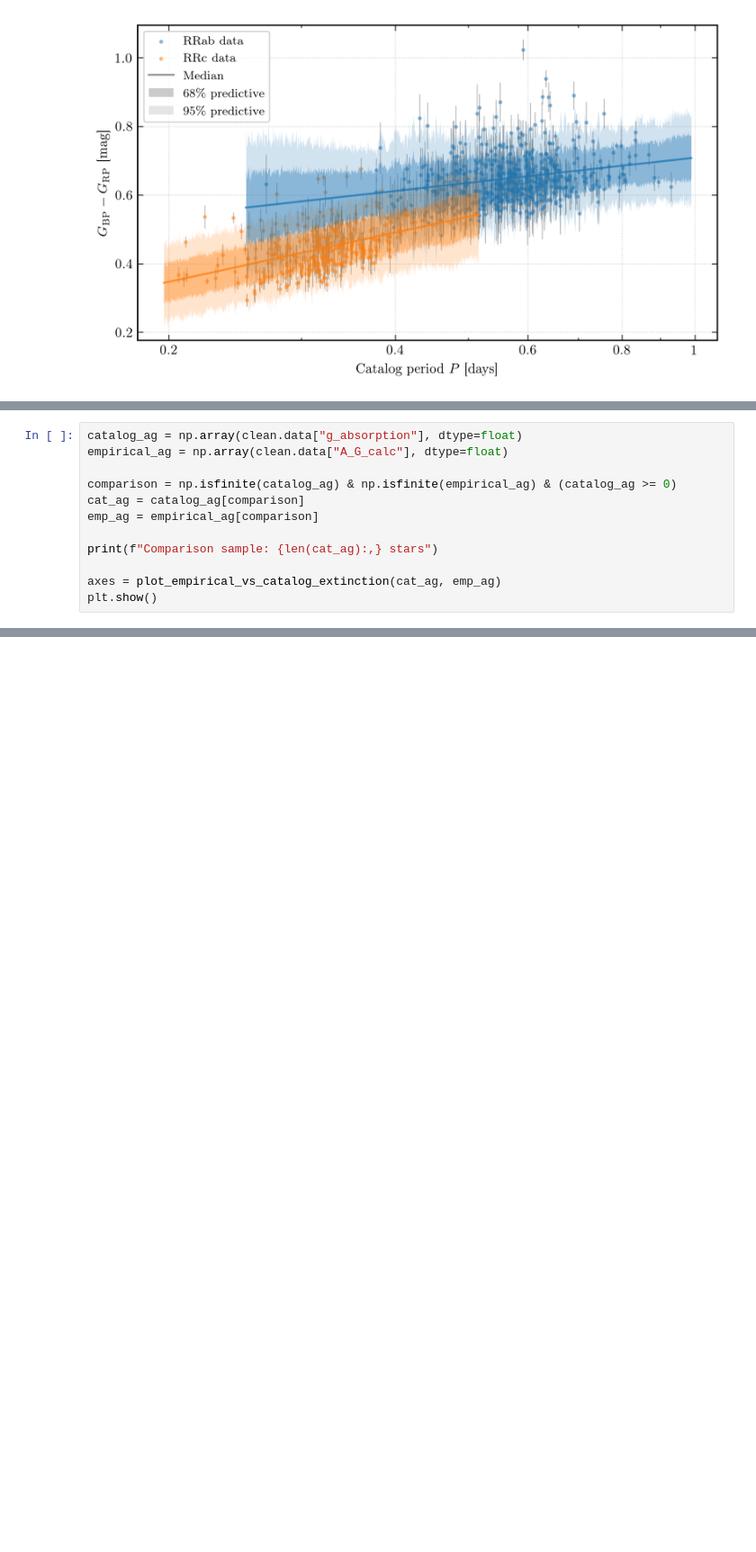
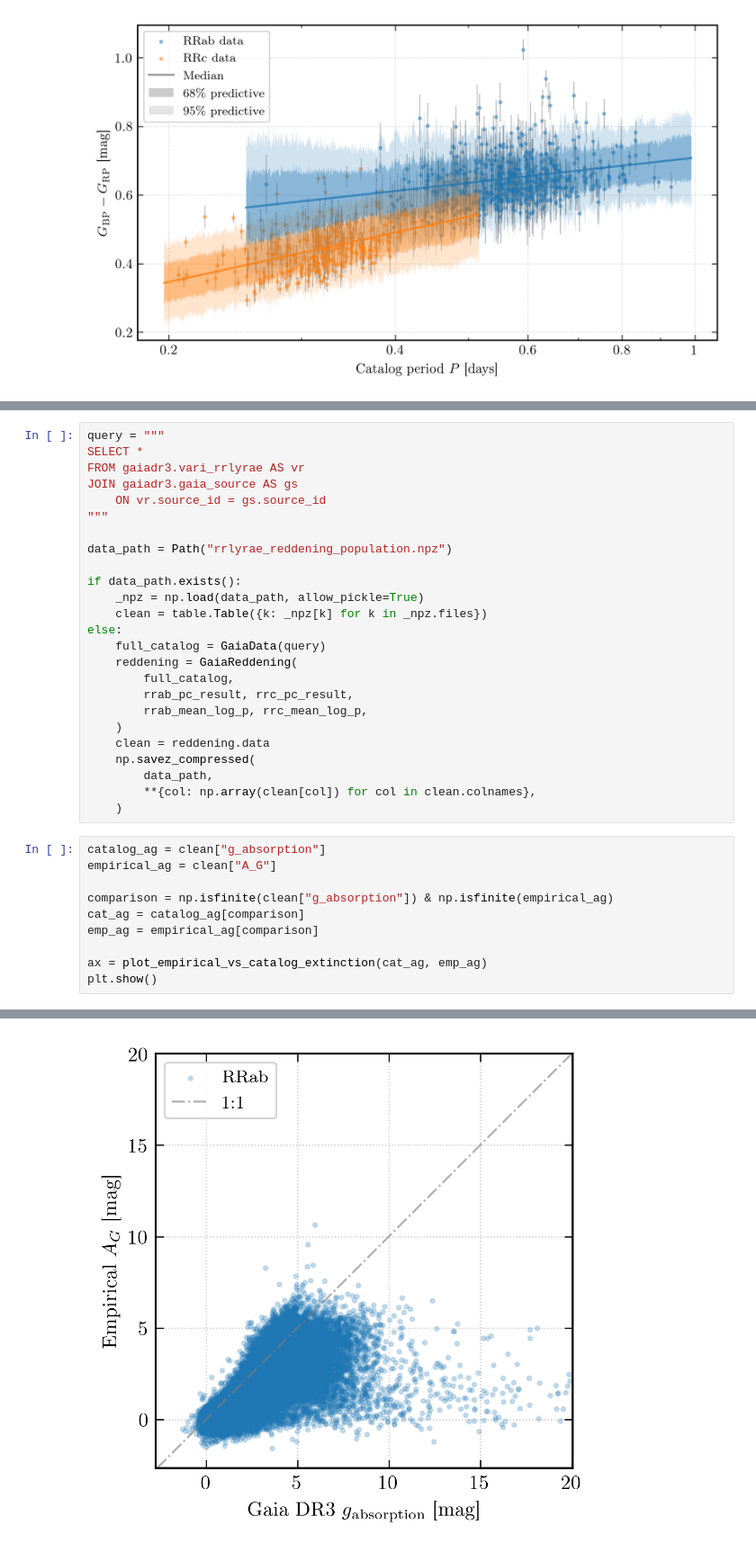
Before and after one commit to raw-asparagus/ay-128, a Jupyter notebook: labs/01/03d-period-color.ipynb, the cells around one changed output, grey strips where cells are left out. Shown at 90% size. Drawn from its saved outputs; the diff is of its cells as text; blank space fills up the shorter version.

```diff
--- a/labs/01/03d-period-color.ipynb
+++ b/labs/01/03d-period-color.ipynb
@@ -134,12 +85,36 @@ KeyboardInterrupt:
+# %%
+query = """
+SELECT *
+FROM gaiadr3.vari_rrlyrae AS vr
+JOIN gaiadr3.gaia_source AS gs
+    ON vr.source_id = gs.source_id
+"""
+
+data_path = Path("rrlyrae_reddening_population.npz")
+
+if data_path.exists():
+    _npz = np.load(data_path, allow_pickle=True)
+    clean = table.Table({k: _npz[k] for k in _npz.files})
+else:
+    full_catalog = GaiaData(query)
+    reddening = GaiaReddening(
+        full_catalog,
+        rrab_pc_result, rrc_pc_result,
+        rrab_mean_log_p, rrc_mean_log_p,
+    )
+    clean = reddening.data
+    np.savez_compressed(
+        data_path,
+        **{col: np.array(clean[col]) for col in clean.colnames},
+    )
 # %%
-catalog_ag = np.array(clean.data["g_absorption"], dtype=float)
-empirical_ag = np.array(clean.data["A_G_calc"], dtype=float)
+catalog_ag = clean["g_absorption"]
+empirical_ag = clean["A_G"]
 
-comparison = np.isfinite(catalog_ag) & np.isfinite(empirical_ag) & (catalog_ag >= 0)
+comparison = np.isfinite(clean["g_absorption"]) & np.isfinite(empirical_ag)
 cat_ag = catalog_ag[comparison]
 emp_ag = empirical_ag[comparison]
 
-print(f"Comparison sample: {len(cat_ag):,} stars")
-
-axes = plot_empirical_vs_catalog_extinction(cat_ag, emp_ag)
+ax = plot_empirical_vs_catalog_extinction(cat_ag, emp_ag)
 plt.show()
+# %% [output]
@@ -145,0 +123 @@ plt.show()
+[figure, added]
```
Also changed, not shown: parts of 4 cells of this notebook, 11 other files.
